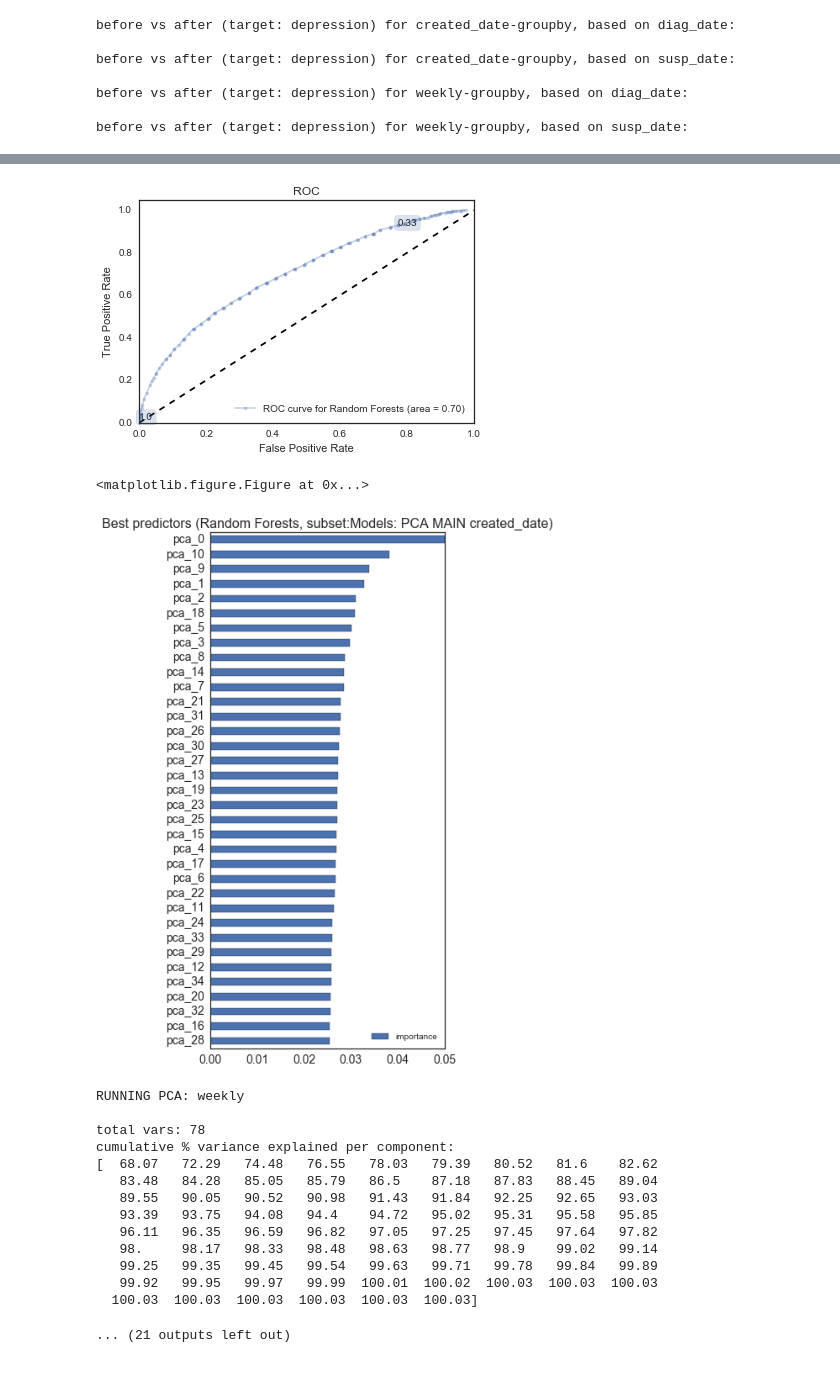
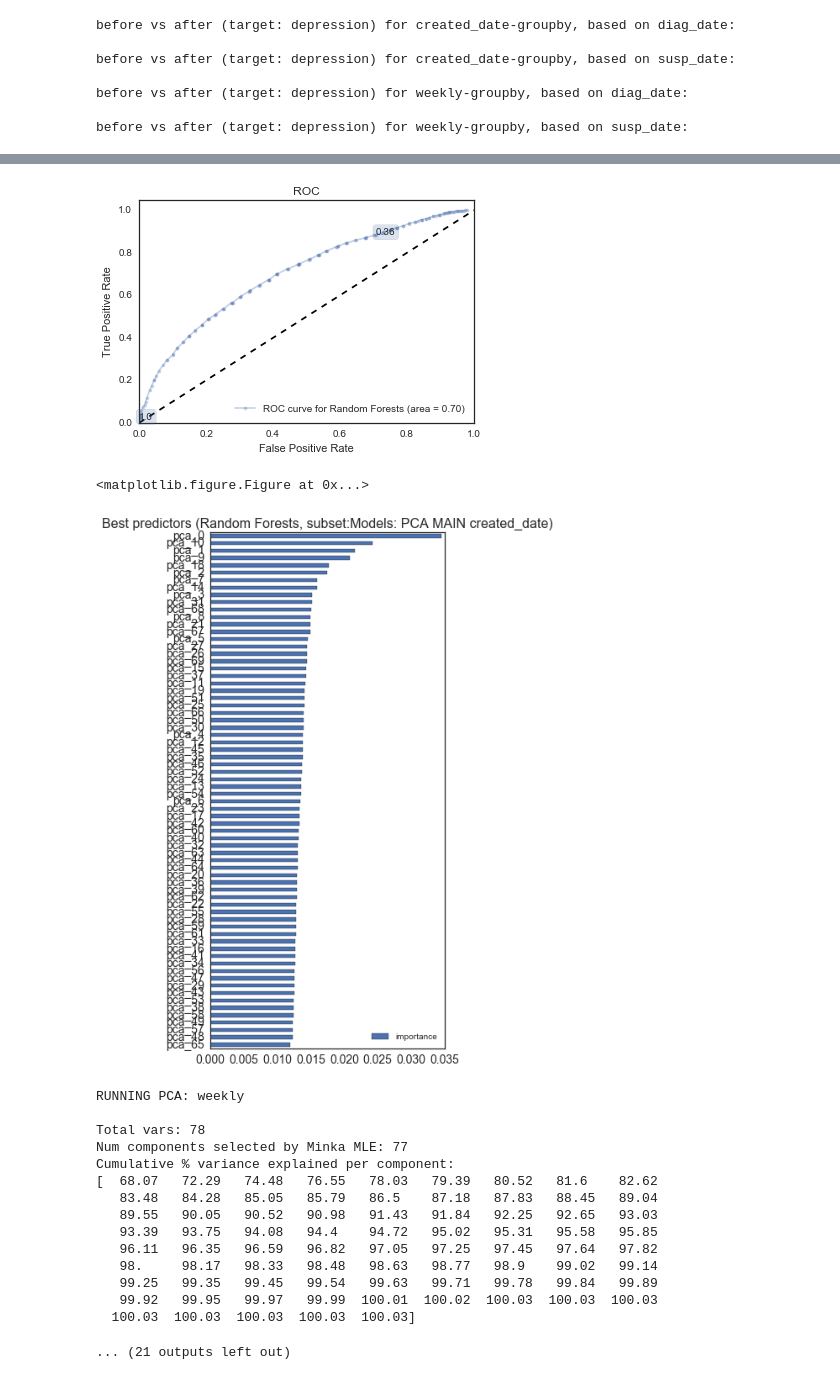
Before and after one commit to andrewreece/predicthealth, a Jupyter notebook: eda-twitter.ipynb, the cells around one changed output, grey strips where cells are left out. Saved outputs shown, nothing was run; the diff lists cells and outputs as text; code cells hidden in the pictures.

```diff
--- a/eda-twitter.ipynb
+++ b/eda-twitter.ipynb
@@ -91,19 +61,22 @@ fields = "id, text, has_url"
 clfs = ['lr','rf']
 
 report_sample_size = False # simple reporting feature
-load_from_pickle = True # loads entire data dict, including masters, from pickle file
-final_pickle = False # pickles entire data dict after all masters are created
+
+load_from_pickle = False # loads entire data dict, including masters, from pickle file
+
+final_pickle = True # pickles entire data dict after all masters are created
+
 populate_wordfeats_db = False # generates word features from reagan code
 
-run_master = False
+run_master = True
 run_subsets = True
-run_separate_pca = True
+run_separate_pca = False
 
 action_params = {
-    'create_master': False,
-    'save_to_file' : False,
+    'create_master': True,
+    'save_to_file' : True,
     'density' : False,
-    'ml' : True,
+    'ml' : False,
     'nhst' : False,
     'corr' : False,
     'print_corrmat' : False,
@@ -176,6 +178,8 @@ if run_master:
 
 Same as above block, but for subsets, eg. target before diag_date vs controls
 # %%
+use_pca = False # should models be fit using orthogonal pca components?
+
 if run_subsets:
     for period in periods:
         if action_params['create_master']:
@@ -200,5 +204,5 @@ if run_subsets:
                 master_actions(master, target, control, condition,
                                platform, params, gb_type, report,
                                action_params, clfs,
-                               use_pca=True) # using PCA!
+                               use_pca=use_pca) # using PCA!
 # %% [output]
@@ -300,7 +260,7 @@ if run_separate_pca:
     report = 'PCA MAIN'
     clfs = ['lr','rf']
 
-    for gb_type in gb_types:
+    for gb_type in ['created_date','weekly','user_id']:
 
         print 'RUNNING PCA: {}'.format(gb_type)
         print
@@ -315,10 +275,10 @@ if run_separate_pca:
 
         excluded_set = params['model_vars_excluded'][platform][gb_type]
 
-        make_models2(model_df,
+        _, pcafit = make_models(model_df,
                     clf_types=clfs, excluded_set=excluded_set,
                     tall_plot=model_df['tall_plot'],
-                    pca=True)
+                    use_pca=True)
 # %% [output]
 RUNNING PCA: created_date
 
@@ -369,10 +330,11 @@ Proportion of pred_target in known_target: 0.588
-[figure, old version]
+[figure, new version]
 <matplotlib.figure.Figure at 0x...>
-[figure, old version]
+[figure, new version]
 RUNNING PCA: weekly
 
-total vars: 78
-cumulative % variance explained per component:
+Total vars: 78
+Num components selected by Minka MLE: 77
+Cumulative % variance explained per component:
 [  68.07   72.29   74.48   76.55   78.03   79.39   80.52   81.6    82.62
    83.48   84.28   85.05   85.79   86.5    87.18   87.83   88.45   89.04
    89.55   90.05   90.52   90.98   91.43   91.84   92.25   92.65   93.03
@@ -381,5 +343,5 @@ cumulative % variance explained per component:
    98.     98.17   98.33   98.48   98.63   98.77   98.9    99.02   99.14
    99.25   99.35   99.45   99.54   99.63   99.71   99.78   99.84   99.89
    99.92   99.95   99.97   99.99  100.01  100.02  100.03  100.03  100.03
-  100.03  100.03  100.03  100.03  100.03  100.03]
+  100.03  100.03  100.03  100.03  100.03]
 ... (21 outputs left out)
```
Also changed, not shown: parts of 8 cells of this notebook, 2 other files.
